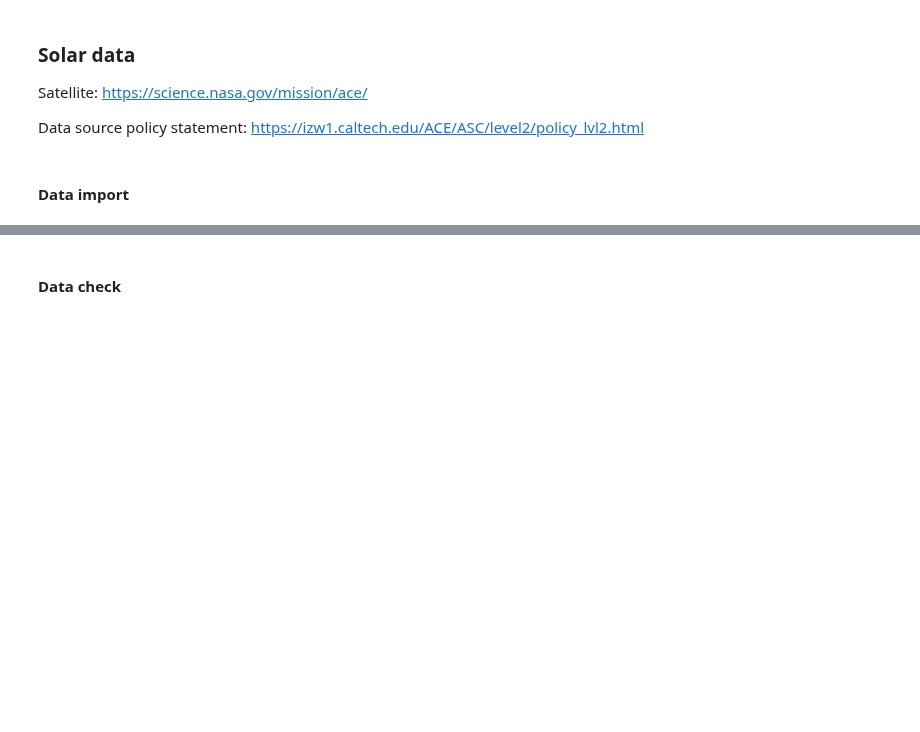
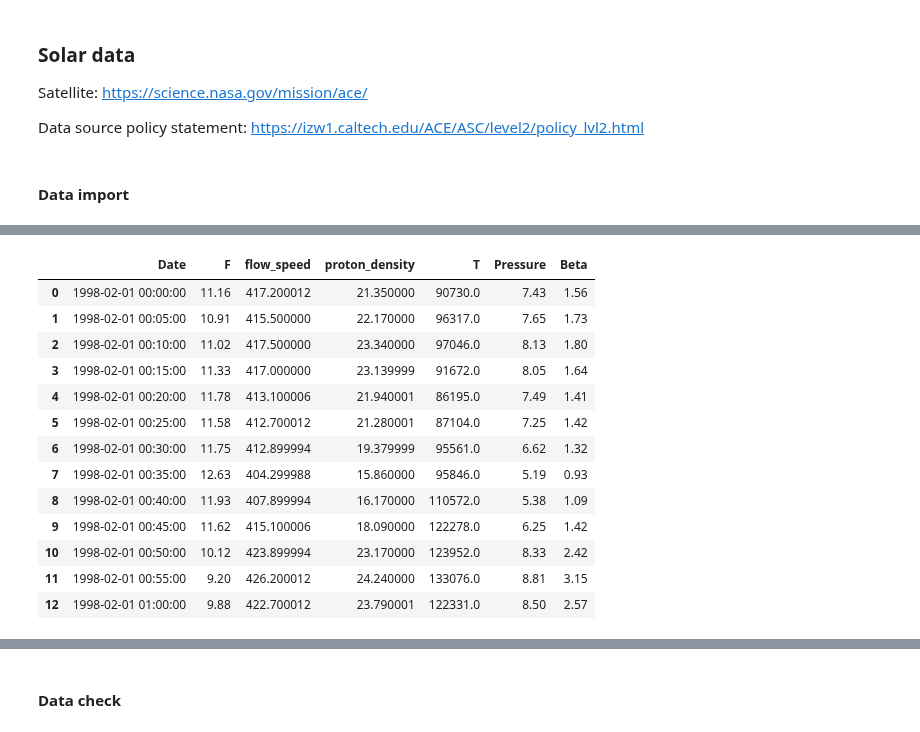
Before and after one commit to lebedevaale/early_warning_model, a Jupyter notebook: import_and_preparation.ipynb, the cells around one changed output, grey strips where cells are left out. Cells and saved outputs as stored; diff of their text form; code cells hidden in the pictures; blank space fills up the shorter version.

```diff
--- a/import_and_preparation.ipynb
+++ b/import_and_preparation.ipynb
@@ -498,0 +450,39 @@ solar
+# %%
+# Fix dataset and variables to extract
+dataset = 'OMNI_HRO2_5MIN'
+variables = [
+    'F',
+    'flow_speed',
+    'proton_density',
+    'T',
+    'Pressure',
+    'Beta'
+]
+
+data = cdas.get_data(
+        dataset,
+        variables,
+        '1998-02-01T00:00:00Z',
+        '1998-02-01T01:00:00Z',
+        dataRepresentation = dr.XARRAY
+    )[1]
+
+data_df = pd.DataFrame({'Date': data.Epoch.values})
+for var in variables:
+    data_df[var] = data[var].values
+data_df
+# %% [output]
+|  | Date | F | flow_speed | proton_density | T | Pressure | Beta |
+| 0 | 1998-02-01 00:00:00 | 11.16 | 417.200012 | 21.350000 | 90730.0 | 7.43 | 1.56 |
+| 1 | 1998-02-01 00:05:00 | 10.91 | 415.500000 | 22.170000 | 96317.0 | 7.65 | 1.73 |
+| 2 | 1998-02-01 00:10:00 | 11.02 | 417.500000 | 23.340000 | 97046.0 | 8.13 | 1.80 |
+| 3 | 1998-02-01 00:15:00 | 11.33 | 417.000000 | 23.139999 | 91672.0 | 8.05 | 1.64 |
+| 4 | 1998-02-01 00:20:00 | 11.78 | 413.100006 | 21.940001 | 86195.0 | 7.49 | 1.41 |
+| 5 | 1998-02-01 00:25:00 | 11.58 | 412.700012 | 21.280001 | 87104.0 | 7.25 | 1.42 |
+| 6 | 1998-02-01 00:30:00 | 11.75 | 412.899994 | 19.379999 | 95561.0 | 6.62 | 1.32 |
+| 7 | 1998-02-01 00:35:00 | 12.63 | 404.299988 | 15.860000 | 95846.0 | 5.19 | 0.93 |
+| 8 | 1998-02-01 00:40:00 | 11.93 | 407.899994 | 16.170000 | 110572.0 | 5.38 | 1.09 |
+| 9 | 1998-02-01 00:45:00 | 11.62 | 415.100006 | 18.090000 | 122278.0 | 6.25 | 1.42 |
+| 10 | 1998-02-01 00:50:00 | 10.12 | 423.899994 | 23.170000 | 123952.0 | 8.33 | 2.42 |
+| 11 | 1998-02-01 00:55:00 | 9.20 | 426.200012 | 24.240000 | 133076.0 | 8.81 | 3.15 |
+| 12 | 1998-02-01 01:00:00 | 9.88 | 422.700012 | 23.790001 | 122331.0 | 8.50 | 2.57 |
```
Also changed, not shown: parts of 15 cells of this notebook, 2 other files.
